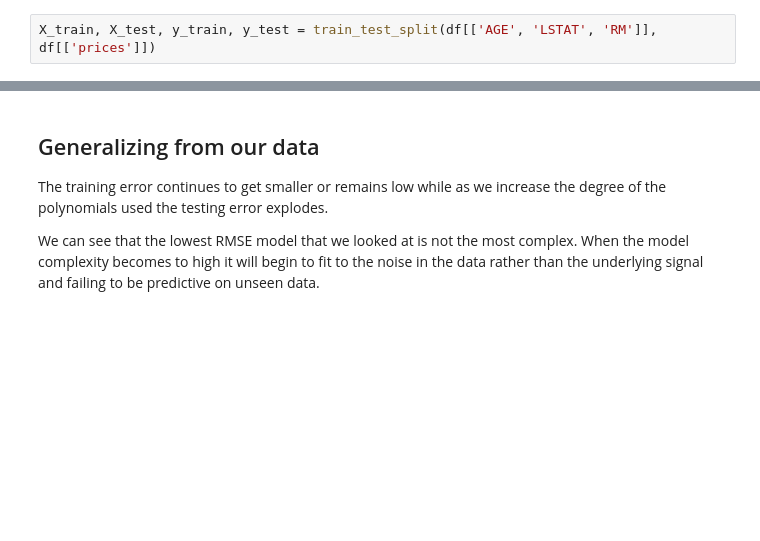
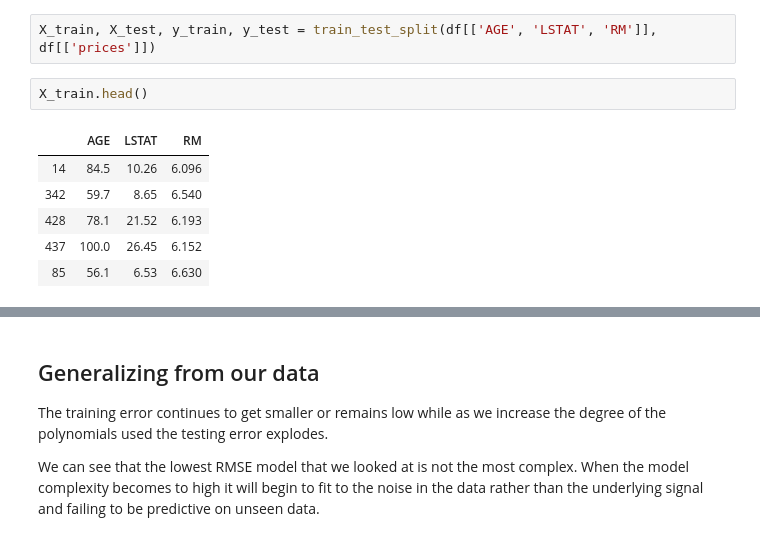
Before and after one commit to sam-thurman/dsc-bias-variance-seattle, a Jupyter notebook: predictive_statistics.ipynb, the cells around one changed output, grey strips where cells are left out. Saved outputs shown, nothing was run; the diff lists cells and outputs as text; blank space fills up the shorter version.

```diff
--- a/predictive_statistics.ipynb
+++ b/predictive_statistics.ipynb
@@ -366,3 +368,12 @@ df.head()
 | 4 | 0.06905 | 0.0 | 2.18 | 0.0 | 0.458 | 7.147 | 54.2 | 6.0622 | 3.0 | 222.0 | 18.7 | ... |
 # %%
 X_train, X_test, y_train, y_test = train_test_split(df[['AGE', 'LSTAT', 'RM']], df[['prices']])
+# %%
+X_train.head()
+# %% [output]
+|  | AGE | LSTAT | RM |
+| 14 | 84.5 | 10.26 | 6.096 |
+| 342 | 59.7 | 8.65 | 6.540 |
+| 428 | 78.1 | 21.52 | 6.193 |
+| 437 | 100.0 | 26.45 | 6.152 |
+| 85 | 56.1 | 6.53 | 6.630 |
```
Also changed, not shown: parts of 14 cells of this notebook.
